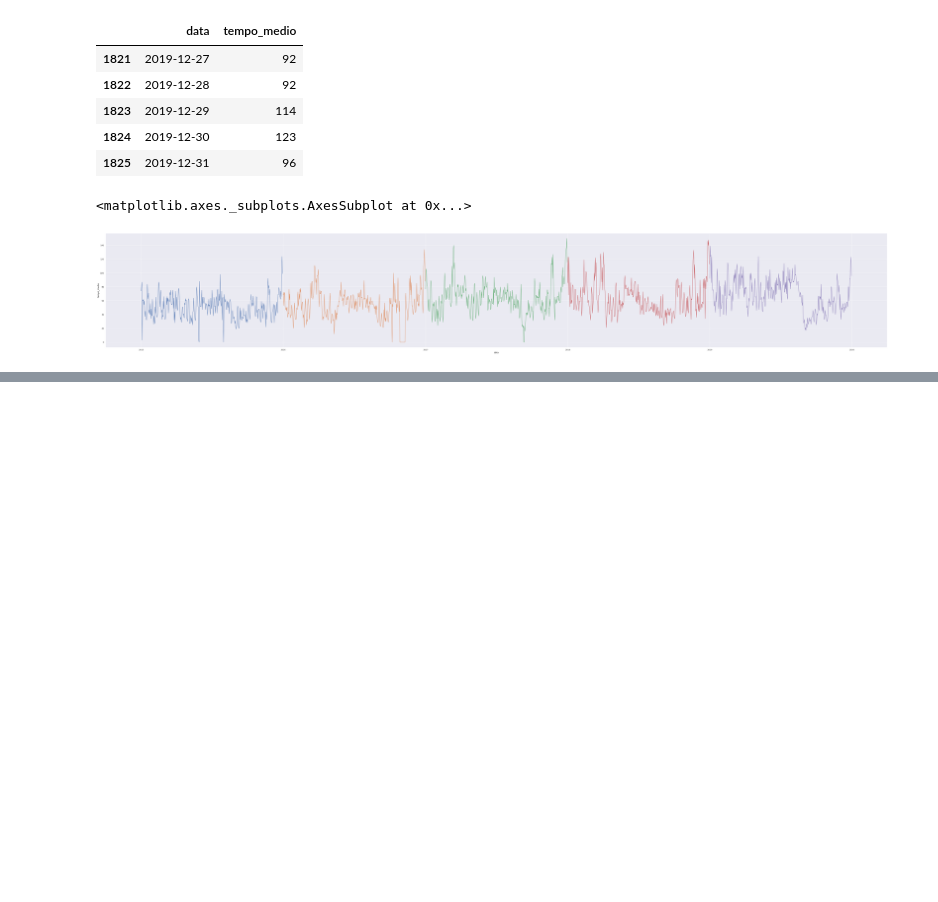
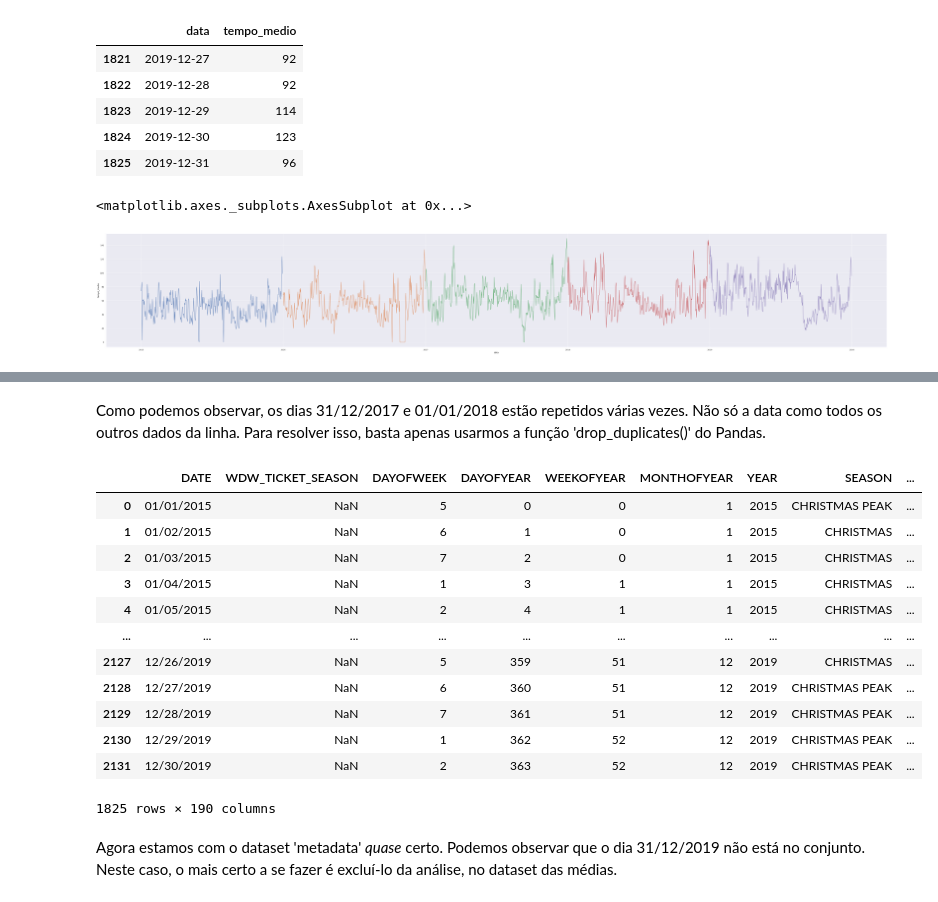
Before and after one commit to LuisFTacla/WDW_Attendance_Calculator, a Jupyter notebook: Analise_Rock_n_Roller_Coaster.ipynb, the cells around one changed output, grey strips where cells are left out. Cells and saved outputs as stored; diff of their text form; code cells hidden in the pictures; blank space fills up the shorter version.

```diff
--- a/Analise_Rock_n_Roller_Coaster.ipynb
+++ b/Analise_Rock_n_Roller_Coaster.ipynb
@@ -826,0 +970,22 @@ sns.lineplot(x = 'data',
+# %% [markdown]
+Como podemos observar, os dias 31/12/2017 e 01/01/2018 estão repetidos várias vezes. Não só a data como todos os outros dados da linha. Para resolver isso, basta apenas usarmos a função 'drop_duplicates()' do Pandas.
+# %%
+metadata = metadata.drop_duplicates()
+# %%
+metadata
+# %% [output]
+|  | DATE | WDW_TICKET_SEASON | DAYOFWEEK | DAYOFYEAR | WEEKOFYEAR | MONTHOFYEAR | YEAR | SEASON | ... |
+| 0 | 01/01/2015 | NaN | 5 | 0 | 0 | 1 | 2015 | CHRISTMAS PEAK | ... |
+| 1 | 01/02/2015 | NaN | 6 | 1 | 0 | 1 | 2015 | CHRISTMAS | ... |
+| 2 | 01/03/2015 | NaN | 7 | 2 | 0 | 1 | 2015 | CHRISTMAS | ... |
+| 3 | 01/04/2015 | NaN | 1 | 3 | 1 | 1 | 2015 | CHRISTMAS | ... |
+| 4 | 01/05/2015 | NaN | 2 | 4 | 1 | 1 | 2015 | CHRISTMAS | ... |
+| ... | ... | ... | ... | ... | ... | ... | ... | ... | ... |
+| 2127 | 12/26/2019 | NaN | 5 | 359 | 51 | 12 | 2019 | CHRISTMAS | ... |
+| 2128 | 12/27/2019 | NaN | 6 | 360 | 51 | 12 | 2019 | CHRISTMAS PEAK | ... |
+| 2129 | 12/28/2019 | NaN | 7 | 361 | 51 | 12 | 2019 | CHRISTMAS PEAK | ... |
+| 2130 | 12/29/2019 | NaN | 1 | 362 | 52 | 12 | 2019 | CHRISTMAS PEAK | ... |
+| 2131 | 12/30/2019 | NaN | 2 | 363 | 52 | 12 | 2019 | CHRISTMAS PEAK | ... |
+1825 rows × 190 columns
+# %% [markdown]
+Agora estamos com o dataset 'metadata' *quase* certo. Podemos observar que o dia 31/12/2019 não está no conjunto. Neste caso, o mais certo a se fazer é excluí-lo da análise, no dataset das médias.
```
Also changed, not shown: parts of 33 cells of this notebook.
